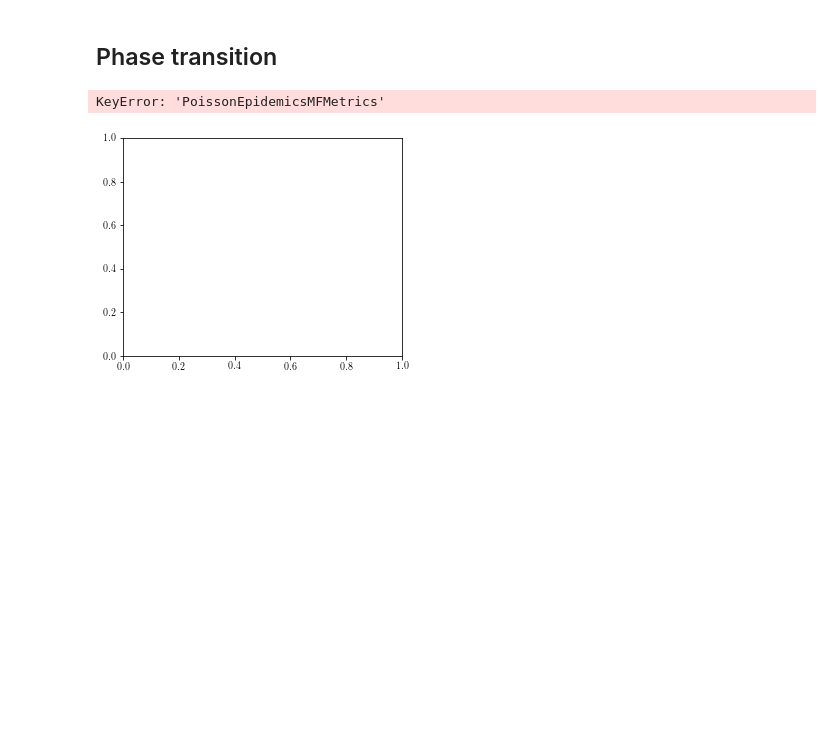
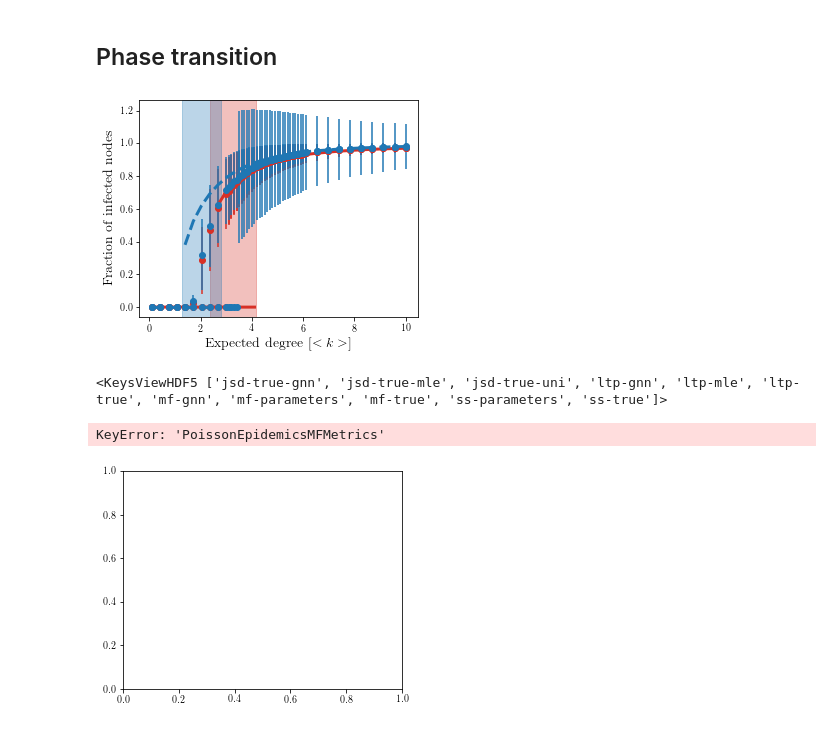
Before and after one commit to charlesmurphy1/dynalearn, a Jupyter notebook: notebooks/visualization.ipynb, the cells around one changed output. Drawn from its saved outputs; the diff is of its cells as text; code cells hidden in the pictures; blank space fills up the shorter version.

```diff
--- a/notebooks/visualization.ipynb
+++ b/notebooks/visualization.ipynb
@@ -6,5 +5 @@ import dynalearn as dl
 import os
-# %%
-path = "/media/charles_murphy/LaCie/dynalearn-data/training/SIS-BAGraph-10000/"
-experiment = dl.Experiment.from_file(os.path.join(path, "config.pickle"))
-experiment.load()
@@ -108,5 +108,67 @@ plt.show()
 # %% [markdown]
 ## Phase transition
+# %%
+fig, ax = plt.subplots(1, 1, figsize=(5, 4))
+
+def plot_ss(ax, h5file):
+    x = h5file["ss-parameters"]
+    y = 1 - h5file["ss-true"]["avg"][0,:,0]
+    err = h5file["ss-true"]["std"][0,:,0]
+    ax.errorbar(x, y, yerr=err**2, linestyle='None', marker="o", color=dl.utilities.color_dark["red"])
+    y = 1 - h5file["ss-true"]["avg"][1,:,0]
+    err = h5file["ss-true"]["std"][1,:,0]
+    ax.errorbar(x, y, yerr=err**2, linestyle='None', marker="o", color=dl.utilities.color_dark["red"])
+
+    y = 1 - h5file["mf-gnn"]["avg"][0,:,0]
+    err = h5file["mf-gnn"]["std"][0,:,0]
+    ax.errorbar(x, y, yerr=err, linestyle='None', marker="o", color=dl.utilities.color_dark["blue"])
+    y = 1 - h5file["mf-gnn"]["avg"][1,:,0]
+    err = h5file["mf-gnn"]["std"][1,:,0]
+    ax.errorbar(x, y, yerr=err**2, linestyle='None', marker="o", color=dl.utilities.color_dark["blue"])
+
+def plot_mf1(ax, h5file):
+    x = h5file["mf-parameters"]
+    y = 1 - h5file["mf-true"]["fixed_points"][0,:,0]
+    t = h5file["mf-true"]["thresholds"][0]
+    ax.plot(x, y, linestyle='-', alpha=1, color=dl.utilities.color_dark["red"], marker='None', linewidth=3)
+    ax.axvline(t, linestyle='-', alpha=0.5, color=dl.utilities.color_dark["red"], linewidth=1)
+
+    y = 1 - h5file["mf-gnn"]["fixed_points"][0,:,0]
+    t = h5file["mf-gnn"]["thresholds"][0]
+    ax.plot(x, y, linestyle='--', alpha=1, color=dl.utilities.color_dark["blue"], marker='None', linewidth=3)
+    ax.axvline(t, linestyle='-', alpha=0.5, color=dl.utilities.color_dark["blue"], linewidth=1)
+
+def plot_mf2(ax, h5file):
+    x = h5file["mf-parameters"]
+    y1 = 1 - h5file["mf-true"]["fixed_points"][0,:,0]
+    y2 = 1 - h5file["mf-true"]["fixed_points"][1,:,0]
+    t1 = h5file["mf-true"]["thresholds"][0]
+    t2 = h5file["mf-true"]["thresholds"][1]
+    ax.plot(x[x < t1], y1[x < t1], linestyle='-', alpha=1, color=dl.utilities.color_dark["red"], marker='None', linewidth=3)
+    ax.plot(x[x > t2], y2[x > t2], linestyle='-', alpha=1, color=dl.utilities.color_dark["red"], marker='None', linewidth=3)
+    ax.axvspan(t1, t2, alpha=0.3, color=dl.utilities.color_dark["red"])
+
+    y1 = 1 - h5file["mf-gnn"]["fixed_points"][0,:,0]
+    y2 = 1 - h5file["mf-gnn"]["fixed_points"][1,:,0]
+    t1 = h5file["mf-gnn"]["thresholds"][0]
+    t2 = h5file["mf-gnn"]["thresholds"][1]
+    ax.plot(x[x < t1], y1[x < t1], linestyle='--', alpha=1, color=dl.utilities.color_dark["blue"], marker='None', linewidth=3)
+    ax.plot(x[x > t2], y2[x > t2], linestyle='--', alpha=1, color=dl.utilities.color_dark["blue"], marker='None', linewidth=3)
+    ax.axvspan(t1, t2, alpha=0.3, color=dl.utilities.color_dark["blue"])
+
+
+
+
+ax.set_xlabel('Expected degree [$<k>$]', fontsize=fontsize)
+ax.set_ylabel('Fraction of infected nodes', fontsize=fontsize)
+plot_mf2(ax, h5file)
+plot_ss(ax, h5file)
+# %% [output]
+[figure, added]
+# %%
+h5file.keys()
+# %% [output]
+<KeysViewHDF5 ['jsd-true-gnn', 'jsd-true-mle', 'jsd-true-uni', 'ltp-gnn', 'ltp-mle', 'ltp-true', 'mf-gnn', 'mf-parameters', 'mf-true', 'ss-parameters', 'ss-true']>
 # %%
 fig, ax = plt.subplots(1, 1, figsize=(5, 4))
 
```
Also changed, not shown: parts of 5 cells of this notebook, 3 other files.
